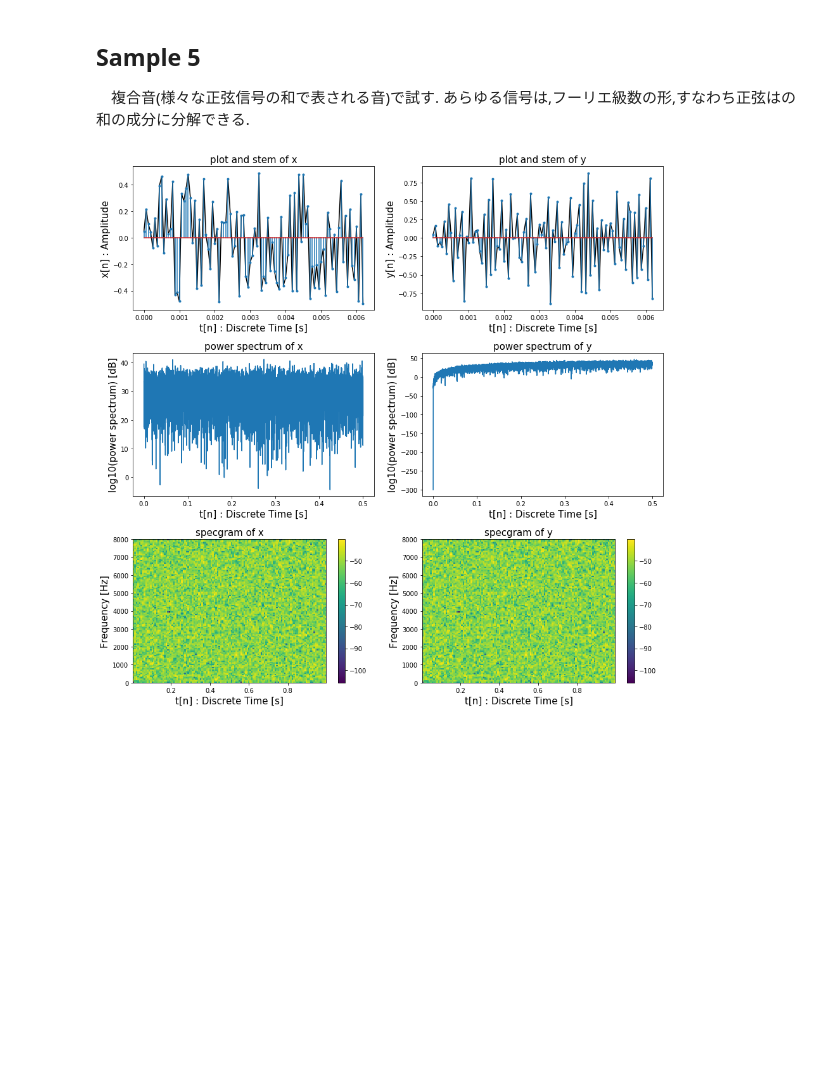
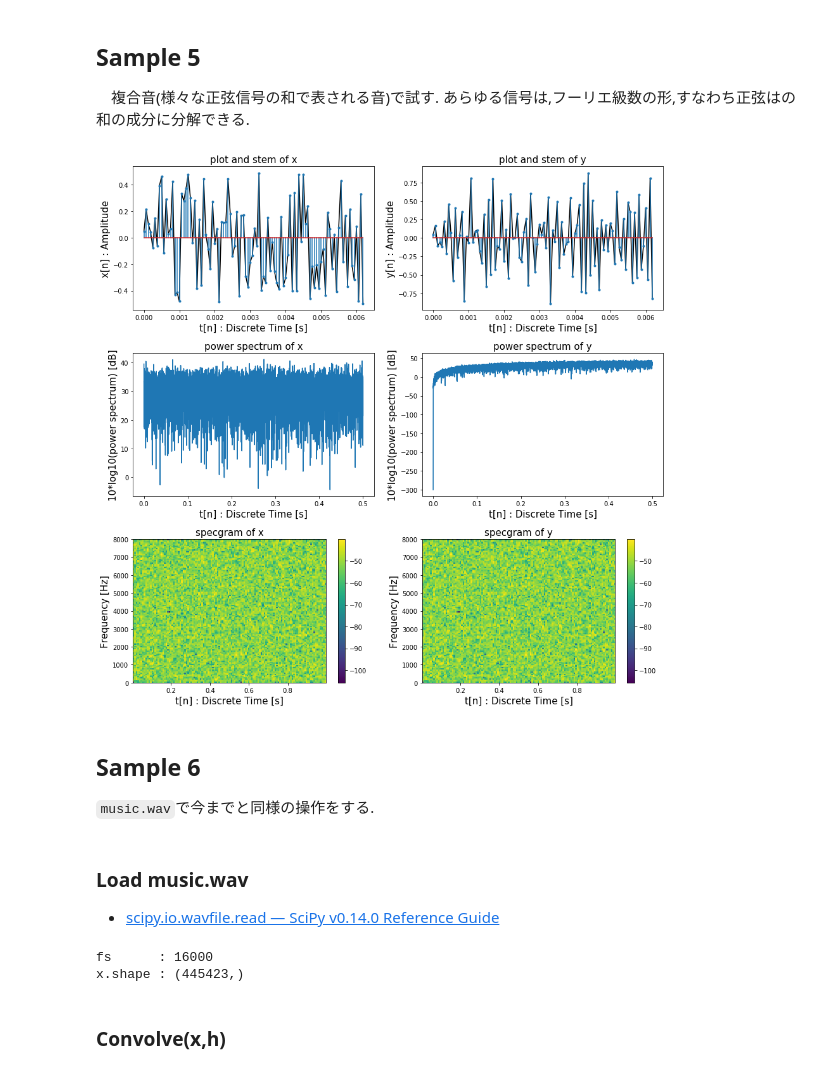
Before and after one commit to pollenjp/Sophia_University_DSP_Discrete_Signal_Processing_report_201901, a Jupyter notebook: notebooks/Homework DSP Discrete Signal Processing.ipynb, the cells around one changed output. Saved outputs shown, nothing was run; the diff lists cells and outputs as text; code cells hidden in the pictures; blank space fills up the shorter version.

```diff
--- a/notebooks/Homework DSP Discrete Signal Processing.ipynb
+++ b/notebooks/Homework DSP Discrete Signal Processing.ipynb
@@ -744,7 +790,7 @@ ax3.plot(t[:len(_x_fourier)],
          20*np.log10(abs(_x_fourier)))
 ax3.set_title(label="power spectrum of x",          fontsize=15)
 ax3.set_xlabel(xlabel="t[n] : Discrete Time [s]", fontsize=15)
-ax3.set_ylabel(ylabel="log10(power spectrum) [dB]", fontsize=15)
+ax3.set_ylabel(ylabel="10*log10(power spectrum) [dB]", fontsize=15)
 ########################################
 ax4 = fig.add_subplot(nrow, ncol, 4)
 _y_fourier = np.fft.rfft(y)
@@ -752,7 +798,7 @@ ax4.plot(t[:len(_y_fourier)],
          20*np.log10(abs(_y_fourier)))
 ax4.set_title(label="power spectrum of y",          fontsize=15)
 ax4.set_xlabel(xlabel="t[n] : Discrete Time [s]", fontsize=15)
-ax4.set_ylabel(ylabel="log10(power spectrum) [dB]", fontsize=15)
+ax4.set_ylabel(ylabel="10*log10(power spectrum) [dB]", fontsize=15)
 ########################################
 ########################################
 idx_start = 0
@@ -762,31 +808,48 @@ noverlap  = NFFT / 2
 ########################################
 # specgram : STFT (short-time fourier transform) の計算をしているだけ
 ax5 = fig.add_subplot(nrow, ncol, 5)
 _spectrum, _freqs, _t, _im = \
     ax5.specgram(x=x[idx_start:idx_end],  # data
                  NFFT=NFFT,               # The number of data points used in each block for the FFT.
                  Fs=fs,                   # sampling frequency
                  window=matplotlib.mlab.window_hanning,  # 窓関数
                  noverlap=128)            # STFTのずらし幅
 ax5.set_title(label="specgram of x",              fontsize=15)
 ax5.set_xlabel(xlabel="t[n] : Discrete Time [s]", fontsize=15)
 ax5.set_ylabel(ylabel="Frequency [Hz]",           fontsize=15)
 fig.colorbar(mappable=_im, ax=ax5)
 ########################################
 # specgram : STFT (short-time fourier transform) の計算をしているだけ
 ax6 = fig.add_subplot(nrow, ncol, 6)
 _spectrum, _freqs, _t, _im = \
     ax6.specgram(x=x[idx_start:idx_end],  # data
                  NFFT=NFFT,               # The number of data points used in each block for the FFT.
                  Fs=fs,                   # sampling frequency
                  window=matplotlib.mlab.window_hanning,  # 窓関数
                  noverlap=128)            # STFTのずらし幅
 ax6.set_title(label="specgram of y",              fontsize=15)
 ax6.set_xlabel(xlabel="t[n] : Discrete Time [s]", fontsize=15)
 ax6.set_ylabel(ylabel="Frequency [Hz]",           fontsize=15)
 fig.colorbar(mappable=_im, ax=ax6)
 ########################################
 plt.subplots_adjust(wspace=0.2, hspace=0.3)
 plt.show()
 # %% [output]
-[figure, old version]
+[figure, new version]
+# %% [markdown]
+## Sample 6
+`music.wav`で今までと同様の操作をする.
+# %% [markdown]
+### Load music.wav
+
+- [scipy.io.wavfile.read — SciPy v0.14.0 Reference Guide](https://docs.scipy.org/doc/scipy-0.14.0/reference/generated/scipy.io.wavfile.read.html)
+# %%
+fs, x = scipy.io.wavfile.read(filename="./music.wav")
+
+print("fs      : {}".format(fs))
+print("x.shape : {}".format(x.shape))
+# %% [output]
+fs      : 16000
+x.shape : (445423,)
+# %% [markdown]
+### Convolve(x,h)
```
Also changed, not shown: parts of 41 cells of this notebook, 3 other files.
